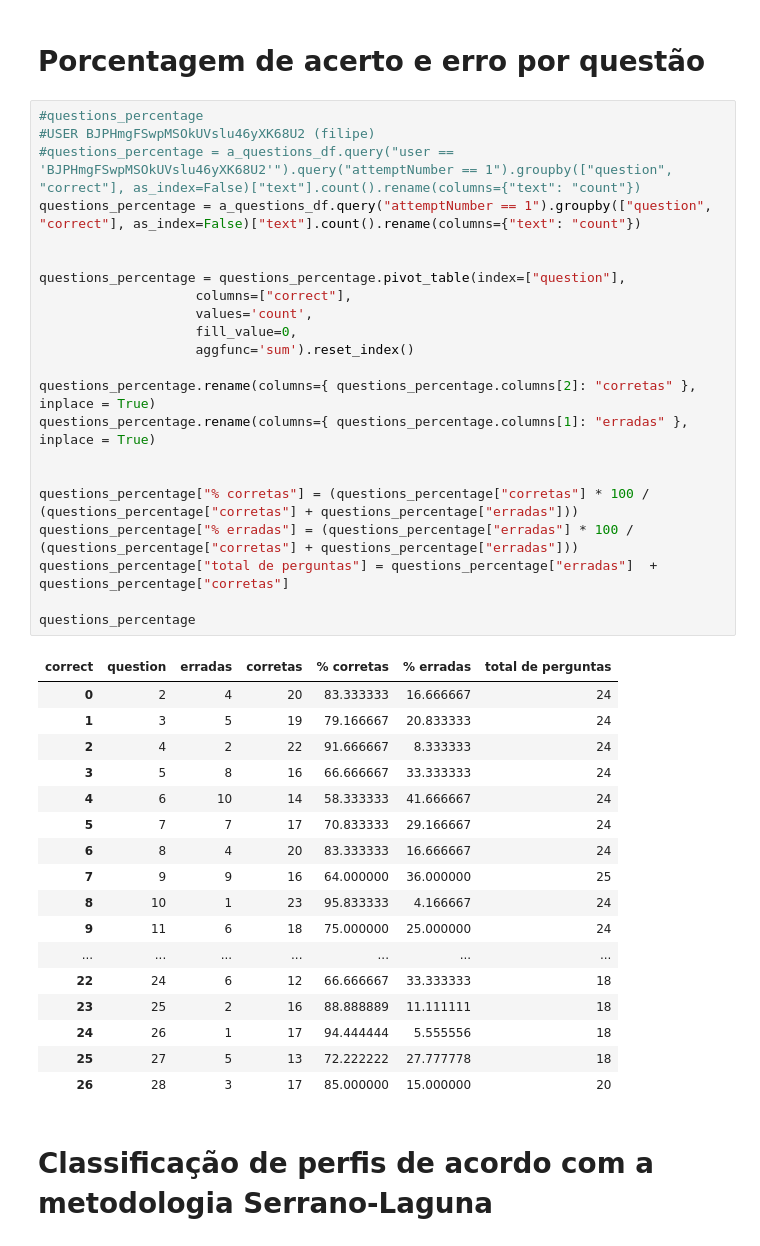
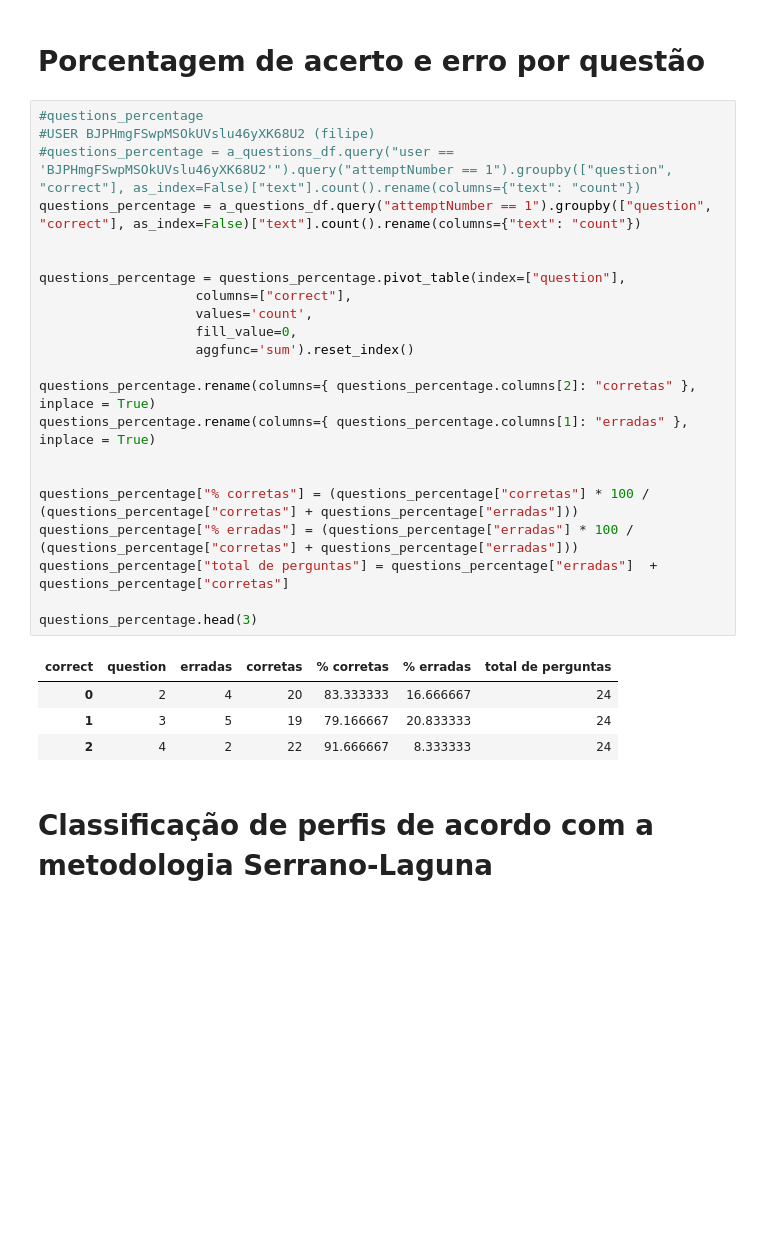
Before and after one commit to caiohsfar/tcc-analysis, a Jupyter notebook: tcc.ipynb, the cells around one changed output. Saved outputs shown, nothing was run; the diff lists cells and outputs as text; blank space fills up the shorter version.

```diff
--- a/tcc.ipynb
+++ b/tcc.ipynb
@@ -183,43 +183,30 @@ acerto_erro_by_age_range
 # %%
 #questions_percentage
 #USER BJPHmgFSwpMSOkUVslu46yXK68U2 (filipe)
 #questions_percentage = a_questions_df.query("user == 'BJPHmgFSwpMSOkUVslu46yXK68U2'").query("attemptNumber == 1").groupby(["question", "correct"], as_index=False)["text"].count().rename(columns={"text": "count"})
 questions_percentage = a_questions_df.query("attemptNumber == 1").groupby(["question", "correct"], as_index=False)["text"].count().rename(columns={"text": "count"})
 
 
 questions_percentage = questions_percentage.pivot_table(index=["question"],
                     columns=["correct"],
                     values='count',
                     fill_value=0,
                     aggfunc='sum').reset_index()
 
 questions_percentage.rename(columns={ questions_percentage.columns[2]: "corretas" }, inplace = True)
 questions_percentage.rename(columns={ questions_percentage.columns[1]: "erradas" }, inplace = True)
 
 
 questions_percentage["% corretas"] = (questions_percentage["corretas"] * 100 / (questions_percentage["corretas"] + questions_percentage["erradas"]))
 questions_percentage["% erradas"] = (questions_percentage["erradas"] * 100 / (questions_percentage["corretas"] + questions_percentage["erradas"]))
 questions_percentage["total de perguntas"] = questions_percentage["erradas"]  + questions_percentage["corretas"]
 
-questions_percentage
+questions_percentage.head(3)
 # %% [output]
 | correct | question | erradas | corretas | % corretas | % erradas | total de perguntas |
 | 0 | 2 | 4 | 20 | 83.333333 | 16.666667 | 24 |
 | 1 | 3 | 5 | 19 | 79.166667 | 20.833333 | 24 |
 | 2 | 4 | 2 | 22 | 91.666667 | 8.333333 | 24 |
-| 3 | 5 | 8 | 16 | 66.666667 | 33.333333 | 24 |
-| 4 | 6 | 10 | 14 | 58.333333 | 41.666667 | 24 |
-| 5 | 7 | 7 | 17 | 70.833333 | 29.166667 | 24 |
-| 6 | 8 | 4 | 20 | 83.333333 | 16.666667 | 24 |
-| 7 | 9 | 9 | 16 | 64.000000 | 36.000000 | 25 |
-| 8 | 10 | 1 | 23 | 95.833333 | 4.166667 | 24 |
-| 9 | 11 | 6 | 18 | 75.000000 | 25.000000 | 24 |
-| ... | ... | ... | ... | ... | ... | ... |
-| 22 | 24 | 6 | 12 | 66.666667 | 33.333333 | 18 |
-| 23 | 25 | 2 | 16 | 88.888889 | 11.111111 | 18 |
-| 24 | 26 | 1 | 17 | 94.444444 | 5.555556 | 18 |
-| 25 | 27 | 5 | 13 | 72.222222 | 27.777778 | 18 |
-| 26 | 28 | 3 | 17 | 85.000000 | 15.000000 | 20 |
 # %% [markdown]
 # Classificação de perfis de acordo com a metodologia Serrano-Laguna
 # %%
```
Also changed, not shown: parts of 5 cells of this notebook.
